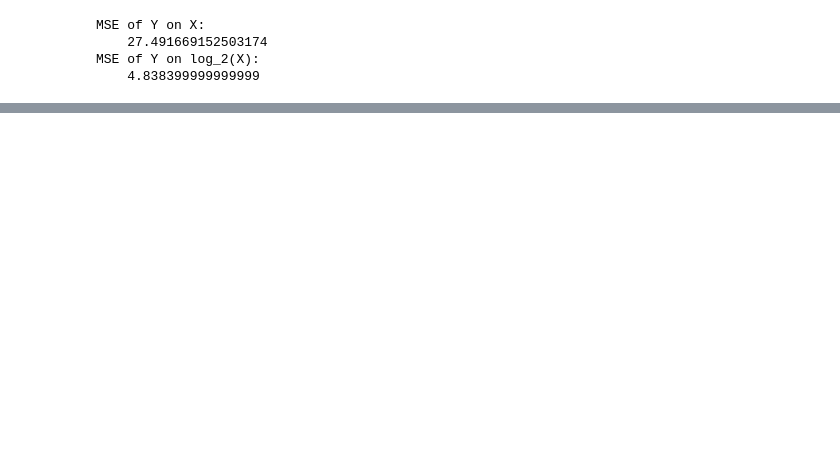
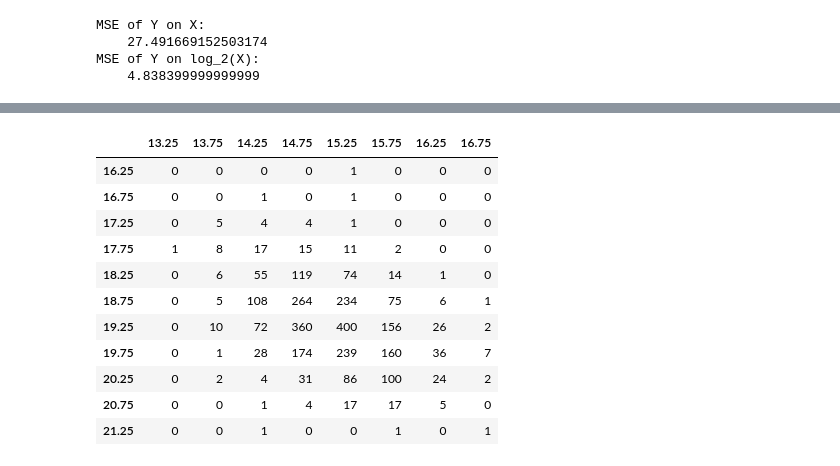
Before and after one commit to ArturoSbr/Principles-of-Statistics-MG-Bulmer-1965, a Jupyter notebook: 12. Regression and Correlation.ipynb, the cells around one changed output, grey strips where cells are left out. Cells and saved outputs as stored; diff of their text form; code cells hidden in the pictures; blank space fills up the shorter version.

```diff
--- a/12. Regression and Correlation.ipynb
+++ b/12. Regression and Correlation.ipynb
@@ -147,0 +215,24 @@ Find the residual sum of squares in the above example (a) directly by squaring t
+# %%
+df = pd.DataFrame({'13.25':[0,0,0,1,0,0,0,0,0,0,0],
+                   '13.75':[0,0,5,8,6,5,10,1,2,0,0],
+                   '14.25':[0,1,4,17,55,108,72,28,4,1,1],
+                   '14.75':[0,0,4,15,119,264,360,174,31,4,0],
+                   '15.25':[1,1,1,11,74,234,400,239,86,17,0],
+                   '15.75':[0,0,0,2,14,75,156,160,100,17,1],
+                   '16.25':[0,0,0,0,1,6,26,36,24,5,0],
+                   '16.75':[0,0,0,0,0,1,2,7,2,0,1]},
+                  index=np.arange(16.25, 21.5, .5).astype(str))
+df
+# %% [output]
+|  | 13.25 | 13.75 | 14.25 | 14.75 | 15.25 | 15.75 | 16.25 | 16.75 |
+| 16.25 | 0 | 0 | 0 | 0 | 1 | 0 | 0 | 0 |
+| 16.75 | 0 | 0 | 1 | 0 | 1 | 0 | 0 | 0 |
+| 17.25 | 0 | 5 | 4 | 4 | 1 | 0 | 0 | 0 |
+| 17.75 | 1 | 8 | 17 | 15 | 11 | 2 | 0 | 0 |
+| 18.25 | 0 | 6 | 55 | 119 | 74 | 14 | 1 | 0 |
+| 18.75 | 0 | 5 | 108 | 264 | 234 | 75 | 6 | 1 |
+| 19.25 | 0 | 10 | 72 | 360 | 400 | 156 | 26 | 2 |
+| 19.75 | 0 | 1 | 28 | 174 | 239 | 160 | 36 | 7 |
+| 20.25 | 0 | 2 | 4 | 31 | 86 | 100 | 24 | 2 |
+| 20.75 | 0 | 0 | 1 | 4 | 17 | 17 | 5 | 0 |
+| 21.25 | 0 | 0 | 1 | 0 | 0 | 1 | 0 | 1 |
```
Also changed, not shown: parts of 23 cells of this notebook.
